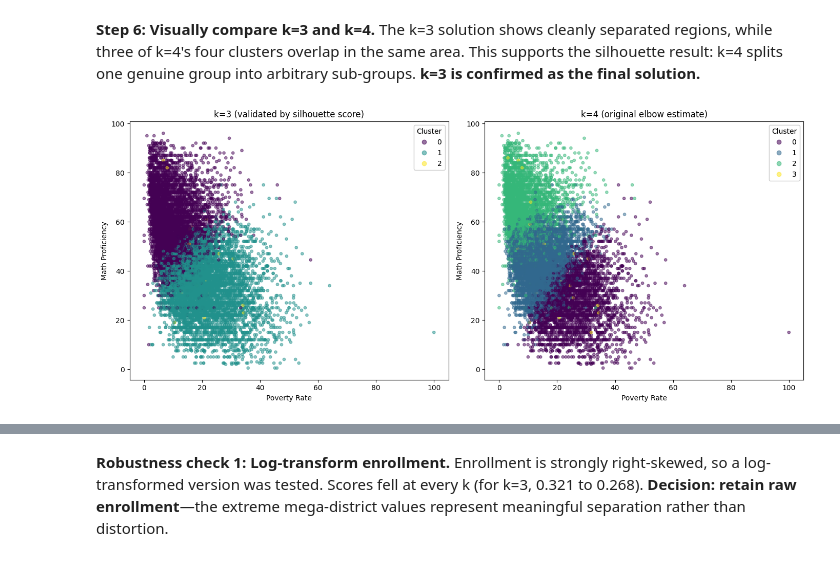
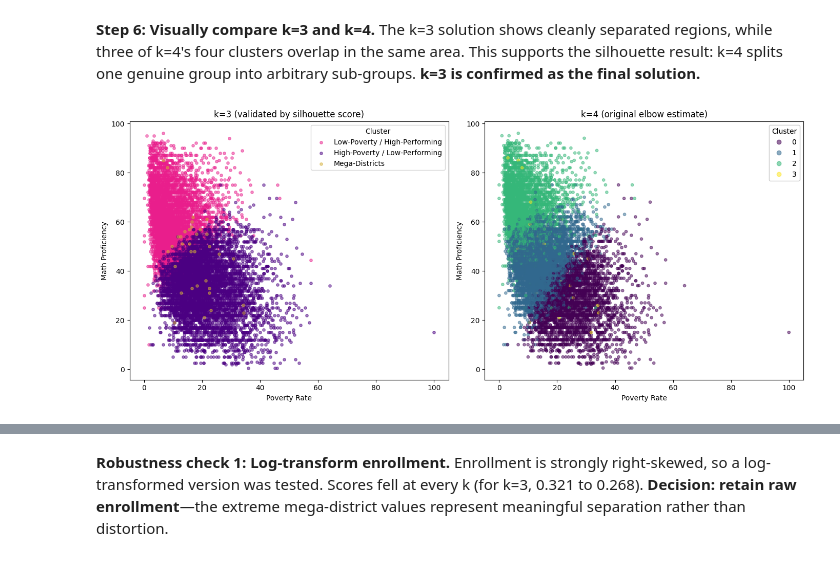
Before and after one commit to sheljasolanki/School-funding-outcomes-analysis, a Jupyter notebook: notebooks/clustering.ipynb, the cells around one changed output, grey strips where cells are left out. Cells and saved outputs as stored; diff of their text form; code cells hidden in the pictures.

```diff
--- a/notebooks/clustering.ipynb
+++ b/notebooks/clustering.ipynb
@@ -84,38 +84,75 @@ cluster
 **Step 6: Visually compare k=3 and k=4.** The k=3 solution shows cleanly separated regions, while three of k=4's four clusters overlap in the same area. This supports the silhouette result: k=4 splits one genuine group into arbitrary sub-groups. **k=3 is confirmed as the final solution.**
 # %%
 import matplotlib.pyplot as plt
+import matplotlib.patches as mpatches
+import numpy as np
 
 kmeans_k3 = KMeans(n_clusters=3, random_state=42, n_init=10)
 labels_k3 = kmeans_k3.fit_predict(X_scaled)
 
 kmeans_k4 = KMeans(n_clusters=4, random_state=42, n_init=10)
 labels_k4 = kmeans_k4.fit_predict(X_scaled)
 
+# WHY: KMeans assigns cluster numbers (0,1,2) in arbitrary order — the same
+# archetype could be labeled "0" in one run and "1" in another. Rather than
+# hardcode a mapping, we identify each cluster's identity dynamically by
+# checking its actual average poverty rate and enrollment.
+
+df_temp = df_cluster.copy()
+df_temp['label_k3'] = labels_k3
+
+cluster_means = df_temp.groupby('label_k3')[['poverty_rate', 'MEMBERSCH']].mean()
+
+# The mega-district cluster is whichever one has by far the highest average enrollment
+mega_id = cluster_means['MEMBERSCH'].idxmax()
+
+# Among the remaining two, the one with higher poverty = high-poverty/low-performing
+remaining = cluster_means.drop(mega_id)
+high_poverty_id = remaining['poverty_rate'].idxmax()
+low_poverty_id = remaining['poverty_rate'].idxmin()
+
+label_map_k3 = {
+    low_poverty_id: 'Low-Poverty / High-Performing',
+    high_poverty_id: 'High-Poverty / Low-Performing',
+    mega_id: 'Mega-Districts',
+}
+color_map_k3 = {
+    low_poverty_id: '#E91E8C',
+    high_poverty_id: '#4B0082',
+    mega_id: '#D4AF37',
+}
+
 fig, axes = plt.subplots(1, 2, figsize=(14, 6))
 
-scatter1 = axes[0].scatter(
-    df_cluster['poverty_rate'], df_cluster['PCTPROF_MTH_clean'],
-    c=labels_k3, cmap='viridis', alpha=0.5, s=15
-)
+# --- k=3 panel with named legend ---
+for cid, name in label_map_k3.items():
+    mask = labels_k3 == cid
+    axes[0].scatter(
+        df_cluster['poverty_rate'][mask], df_cluster['PCTPROF_MTH_clean'][mask],
+        c=color_map_k3[cid], label=name, alpha=0.5, s=15
+    )
 axes[0].set_title('k=3 (validated by silhouette score)')
 axes[0].set_xlabel('Poverty Rate')
 axes[0].set_ylabel('Math Proficiency')
-legend1 = axes[0].legend(*scatter1.legend_elements(), title="Cluster")
-axes[0].add_artist(legend1)
+axes[0].legend(title="Cluster")
 
+# --- k=4 panel — kept as generic numeric clusters, since this is the
+# rejected alternative shown only for comparison, not a model we're naming ---
 scatter2 = axes[1].scatter(
     df_cluster['poverty_rate'], df_cluster['PCTPROF_MTH_clean'],
     c=labels_k4, cmap='viridis', alpha=0.5, s=15
 )
 axes[1].set_title('k=4 (original elbow estimate)')
 axes[1].set_xlabel('Poverty Rate')
 axes[1].set_ylabel('Math Proficiency')
 legend2 = axes[1].legend(*scatter2.legend_elements(), title="Cluster")
 axes[1].add_artist(legend2)
 
 plt.tight_layout()
+plt.savefig('k3_vs_k4_comparison.png', dpi=150)
 plt.show()
 
 df_cluster['cluster'] = labels_k3
+df_cluster['cluster_label'] = df_cluster['cluster'].map(label_map_k3)
 # %% [output]
-[figure, old version]
+[figure, new version]
```
Also changed, not shown: parts of 3 cells of this notebook, 7 other files.
